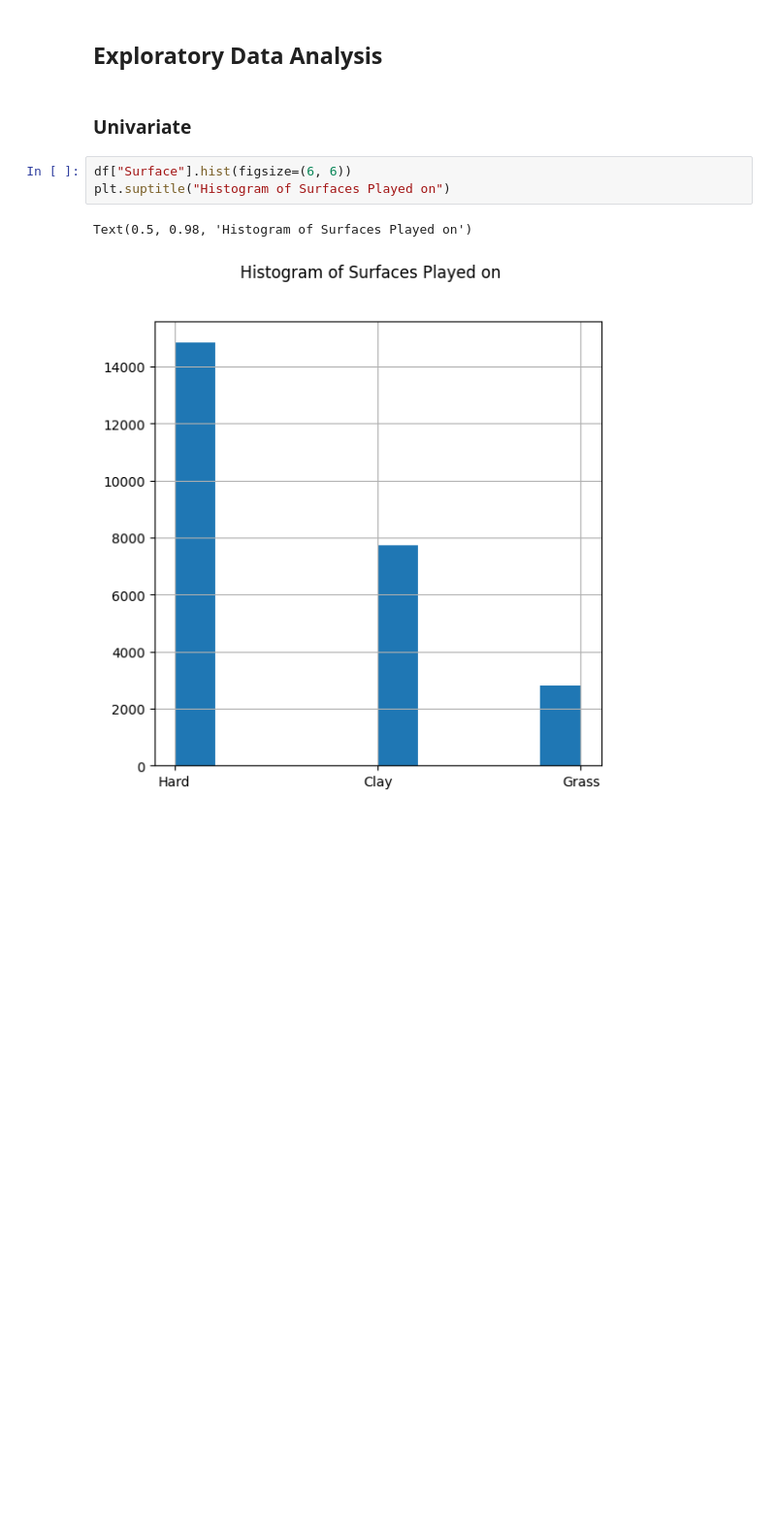
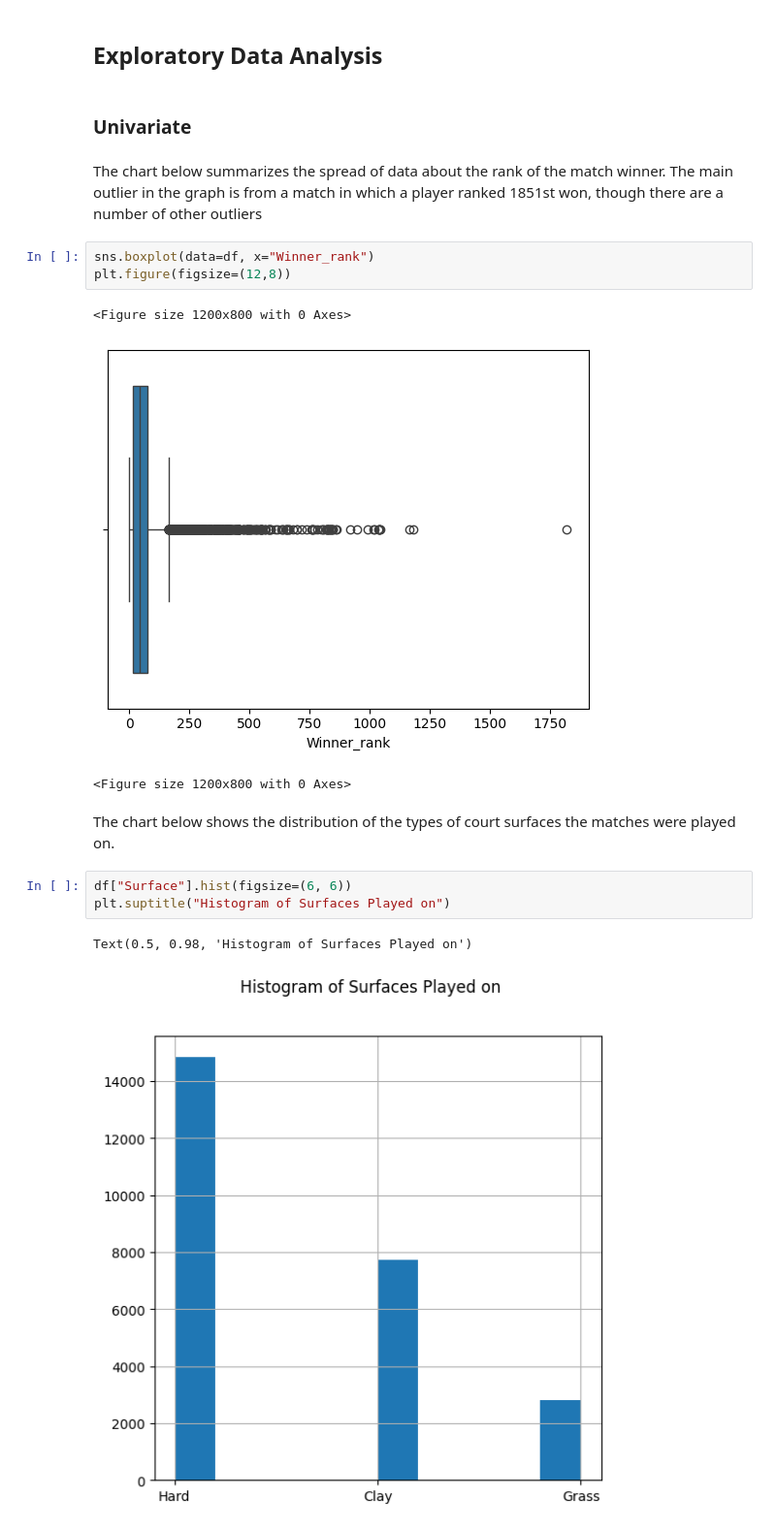
Before and after one commit to ldhaliwal/data-analysis, a Jupyter notebook: dataanalysis.ipynb, the cells around one changed output. Shown: that part at 97% size. Drawn from its saved outputs; the diff is of its cells as text; blank space fills up the shorter version.

```diff
--- a/dataanalysis.ipynb
+++ b/dataanalysis.ipynb
@@ -117,6 +149,17 @@ df
 ## Exploratory Data Analysis
 # %% [markdown]
 ### Univariate
+# %% [markdown]
+The chart below summarizes the spread of data about the rank of the match winner. The main outlier in the graph is from a match in which a player ranked 1851st won, though there are a number of other outliers
+# %%
+sns.boxplot(data=df, x="Winner_rank")
+plt.figure(figsize=(12,8))
+# %% [output]
+<Figure size 1200x800 with 0 Axes>
+[figure, added]
+<Figure size 1200x800 with 0 Axes>
+# %% [markdown]
+The chart below shows the distribution of the types of court surfaces the matches were played on.
 # %%
 df["Surface"].hist(figsize=(6, 6))
 plt.suptitle("Histogram of Surfaces Played on")
```
Also changed, not shown: parts of 26 cells of this notebook.
